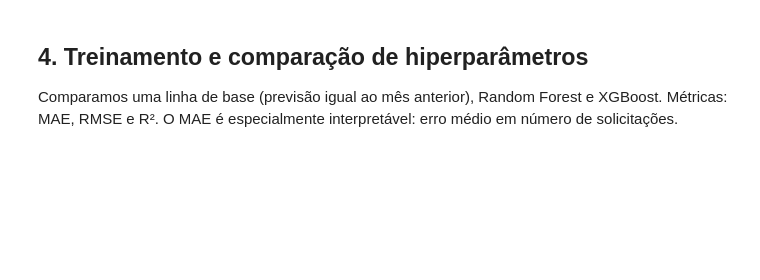
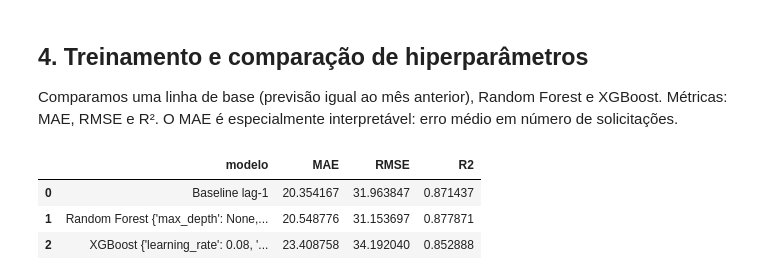
Before and after one commit to GABRUUUUU/descarte-facil, a Jupyter notebook: ml/descarte_facil_ml.ipynb, the cells around one changed output. Saved outputs shown, nothing was run; the diff lists cells and outputs as text; code cells hidden in the pictures; blank space fills up the shorter version.

```diff
--- a/ml/descarte_facil_ml.ipynb
+++ b/ml/descarte_facil_ml.ipynb
@@ -188,18 +175,18 @@ print("Meses distintos — treino/validação/teste:", len(train_months), len(va
 ## 4. Treinamento e comparação de hiperparâmetros
 Comparamos uma linha de base (previsão igual ao mês anterior), Random Forest e XGBoost. Métricas: MAE, RMSE e R². O MAE é especialmente interpretável: erro médio em número de solicitações.
 # %%
-# A linha de base prevê que o próximo mês repetirá o volume do mês anterior.
+# Hiperparâmetros são escolhidos APENAS na validação.
+# Depois, cada modelo é reajustado com treino + validação e avaliado uma única vez no teste.
 results, fitted = [], {}
 
 baseline = model_df.loc[test_mask, "lag_1"].values
 results.append({
     "modelo": "Baseline lag-1",
     "MAE": mean_absolute_error(y_test, baseline),
-    "RMSE": mean_squared_error(y_test, baseline) ** 0.5,
+    "RMSE": mean_squared_error(y_test, baseline)**0.5,
     "R2": r2_score(y_test, baseline)
 })
 
-# Seleção de hiperparâmetros apenas na validação temporal.
 rf_grid = list(ParameterGrid({
     "n_estimators": [200, 400],
     "max_depth": [8, None],
@@ -210,9 +197,9 @@ for params in rf_grid:
     candidate = RandomForestRegressor(random_state=42, n_jobs=-1, **params)
     candidate.fit(X_train, y_train)
     val_pred = candidate.predict(X_val)
-    score = mean_absolute_error(y_val, val_pred)
-    if score < best_rf_mae:
-        best_rf_params, best_rf_mae = params, score
+    val_mae = mean_absolute_error(y_val, val_pred)
+    if val_mae < best_rf_mae:
+        best_rf_params, best_rf_mae = params, val_mae
 
 rf = RandomForestRegressor(random_state=42, n_jobs=-1, **best_rf_params)
 rf.fit(X_trainval, y_trainval)
@@ -221,41 +208,46 @@ rf_pred = rf.predict(X_test)
 results.append({
     "modelo": f"Random Forest {best_rf_params}",
     "MAE": mean_absolute_error(y_test, rf_pred),
-    "RMSE": mean_squared_error(y_test, rf_pred) ** 0.5,
+    "RMSE": mean_squared_error(y_test, rf_pred)**0.5,
     "R2": r2_score(y_test, rf_pred)
 })
 
 xgb_grid = list(ParameterGrid({
     "n_estimators": [200, 400],
     "max_depth": [3, 5],
     "learning_rate": [0.03, 0.08]
 }))
 best_xgb_params, best_xgb_mae = None, float("inf")
 for params in xgb_grid:
     candidate = XGBRegressor(
         random_state=42, objective="reg:squarederror", n_jobs=-1, **params
     )
     candidate.fit(X_train, y_train)
     val_pred = candidate.predict(X_val)
-    score = mean_absolute_error(y_val, val_pred)
-    if score < best_xgb_mae:
-        best_xgb_params, best_xgb_mae = params, score
+    val_mae = mean_absolute_error(y_val, val_pred)
+    if val_mae < best_xgb_mae:
+        best_xgb_params, best_xgb_mae = params, val_mae
 
 xgb = XGBRegressor(
     random_state=42, objective="reg:squarederror", n_jobs=-1, **best_xgb_params
 )
 xgb.fit(X_trainval, y_trainval)
 fitted["XGBoost"] = xgb
 xgb_pred = xgb.predict(X_test)
 results.append({
     "modelo": f"XGBoost {best_xgb_params}",
     "MAE": mean_absolute_error(y_test, xgb_pred),
-    "RMSE": mean_squared_error(y_test, xgb_pred) ** 0.5,
+    "RMSE": mean_squared_error(y_test, xgb_pred)**0.5,
     "R2": r2_score(y_test, xgb_pred)
 })
 
 metrics = pd.DataFrame(results).sort_values("MAE")
 display(metrics)
+# %% [output]
+|  | modelo | MAE | RMSE | R2 |
+| 0 | Baseline lag-1 | 20.354167 | 31.963847 | 0.871437 |
+| 1 | Random Forest {'max_depth': None,... | 20.548776 | 31.153697 | 0.877871 |
+| 2 | XGBoost {'learning_rate': 0.08, '... | 23.408758 | 34.192040 | 0.852888 |
 # %%
 best_name = metrics.loc[metrics["modelo"].str.startswith(("Random Forest", "XGBoost")), "modelo"].iloc[0]
 best_model = fitted["Random Forest"] if best_name.startswith("Random Forest") else fitted["XGBoost"]
```
Also changed, not shown: parts of 12 cells of this notebook.
